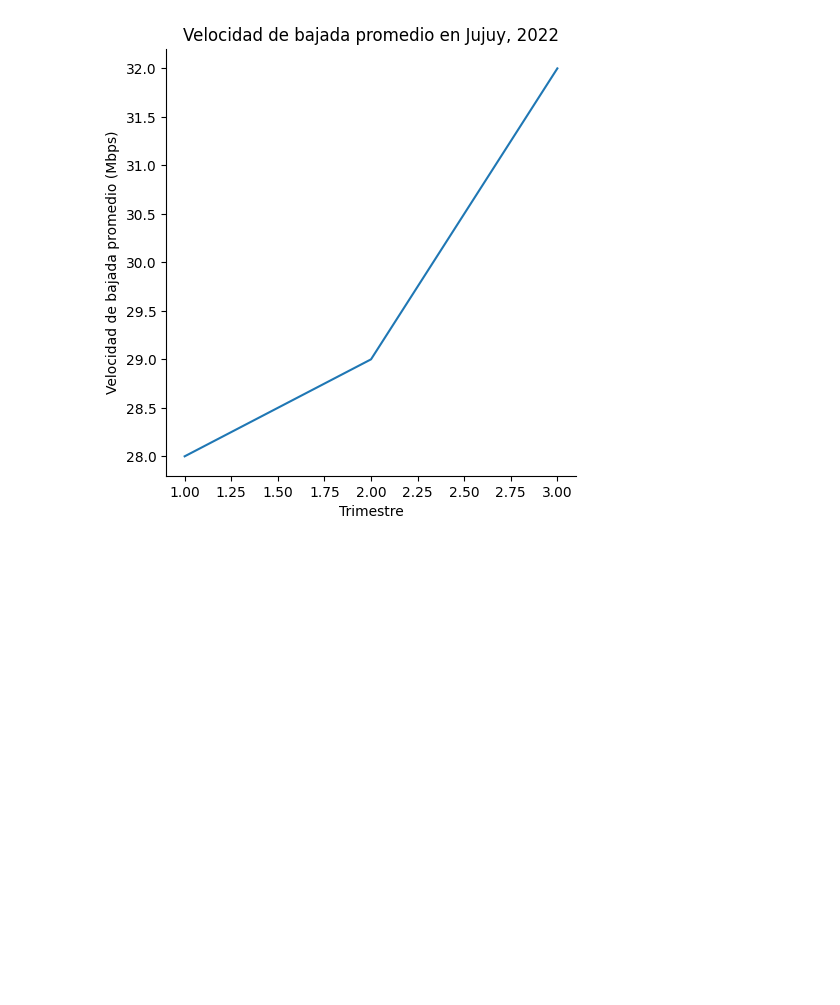
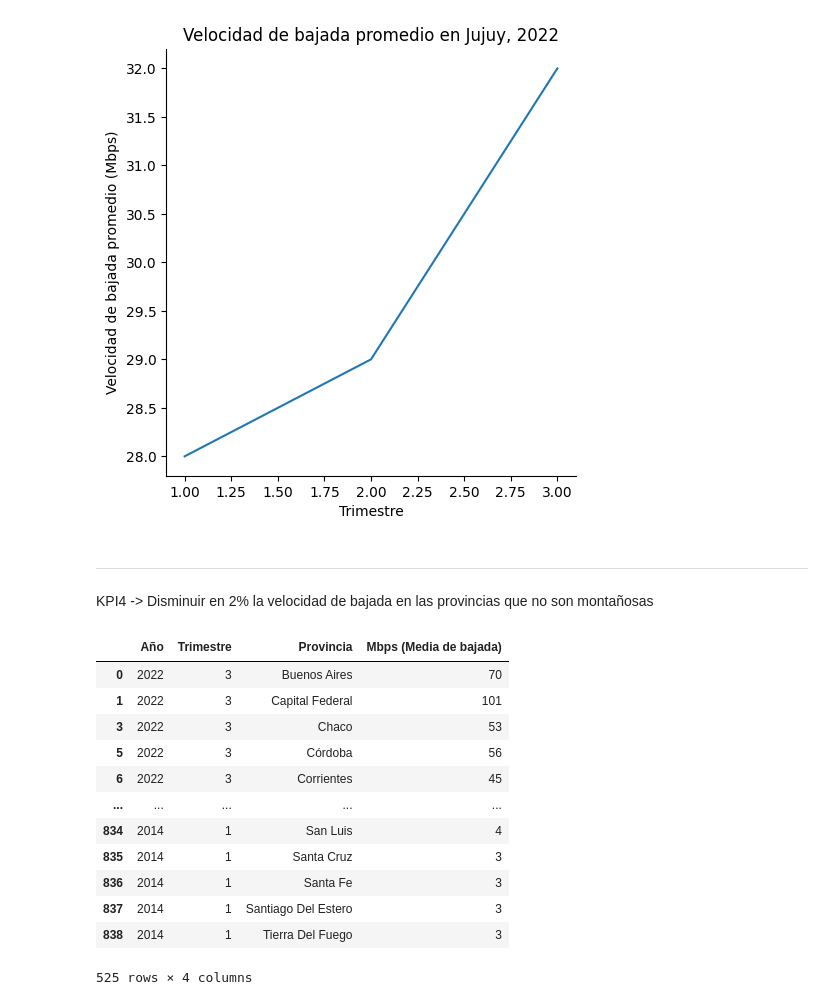
Before and after one commit to Mezgo/EDA-dashboard-telcom, a Jupyter notebook: EDA.ipynb, the cells around one changed output. Saved outputs shown, nothing was run; the diff lists cells and outputs as text; code cells hidden in the pictures; blank space fills up the shorter version.

```diff
--- a/EDA.ipynb
+++ b/EDA.ipynb
@@ -322,3 +322,28 @@ Porcentaje de aumento entre cuartiles: [3.571428571428571, 10.344827586206897]
 Promedio de aumento: 6.96%
 Se deben aumentar 6.23 Mbps para lograr un aumento del 7% en la velocidad de bajada en las regiones montanosas el siguiente trimestre
 [figure]
+# %% [markdown]
+---
+# %% [markdown]
+KPI4 -> Disminuir en 2% la velocidad de bajada en las provincias que no son montañosas
+# %%
+vel_bajada_copy2 = vel_bajada.copy()
+
+del vel_bajada_copy2['Unnamed: 4']
+del vel_bajada_copy2['Unnamed: 5']
+vel_bajada_copy2 = vel_bajada_copy2[vel_bajada_copy2.Provincia.str.capitalize().isin(regiones) == False]
+vel_bajada_copy2
+# %% [output]
+|  | Año | Trimestre | Provincia | Mbps (Media de bajada) |
+| 0 | 2022 | 3 | Buenos Aires | 70 |
+| 1 | 2022 | 3 | Capital Federal | 101 |
+| 3 | 2022 | 3 | Chaco | 53 |
+| 5 | 2022 | 3 | Córdoba | 56 |
+| 6 | 2022 | 3 | Corrientes | 45 |
+| ... | ... | ... | ... | ... |
+| 834 | 2014 | 1 | San Luis | 4 |
+| 835 | 2014 | 1 | Santa Cruz | 3 |
+| 836 | 2014 | 1 | Santa Fe | 3 |
+| 837 | 2014 | 1 | Santiago Del Estero | 3 |
+| 838 | 2014 | 1 | Tierra Del Fuego | 3 |
+525 rows × 4 columns
```
Also changed, not shown: parts of 6 cells of this notebook.
